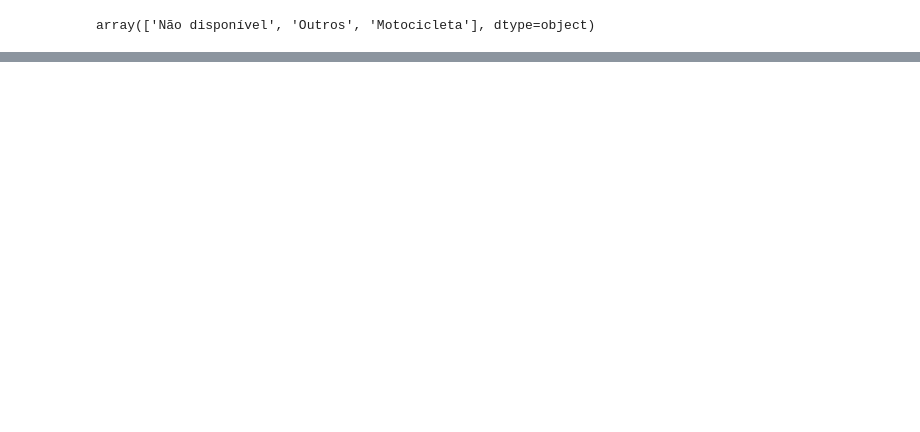
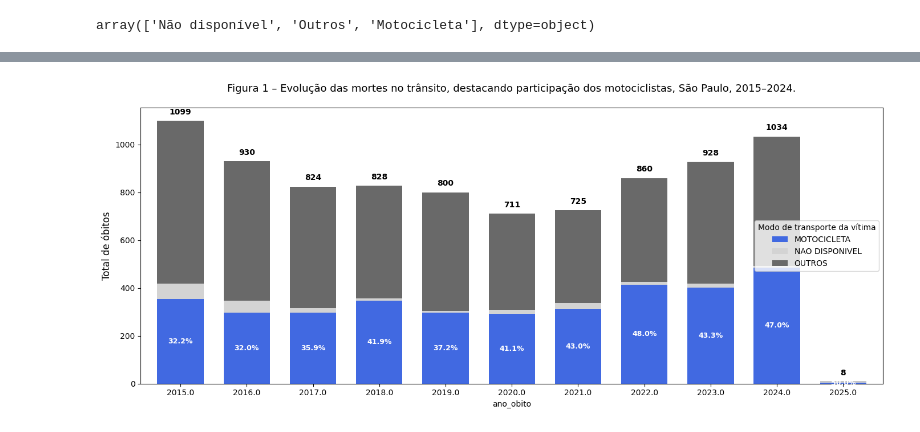
Before and after one commit to ml-pucciarelli/papers-code, a Jupyter notebook: insper-faixa-azul/notebook/Analise_dados_tratados.ipynb, the cells around one changed output, grey strips where cells are left out. Saved outputs shown, nothing was run; the diff lists cells and outputs as text; code cells hidden in the pictures; blank space fills up the shorter version.

```diff
--- a/insper-faixa-azul/notebook/Analise_dados_tratados.ipynb
+++ b/insper-faixa-azul/notebook/Analise_dados_tratados.ipynb
@@ -81,0 +142,6 @@ plt.show()
+# %%
+df_pessoas_1521 = pd.read_csv("../data/data-unzip/dados_brutos/pessoas/pessoas_2015-2021.csv", encoding="iso-8859-1", sep=';')
+df_pessoas_2225 = pd.read_csv("../data/data-unzip/dados_brutos/pessoas/pessoas_2022-2025.csv", encoding="iso-8859-1", sep=';')
+df_pessoas = pd.concat([df_pessoas_1521, df_pessoas_2225], ignore_index=True)
+df_merge = pd.merge(df_pessoas, df_sinistros[['id_sinistro', 'tipo_de_transporte']], on='id_sinistro', how='left')
+df_merge
@@ -81,0 +210,43 @@ plt.show()
+# %%
+def tipo_transporte(row):
+    if row['tipo_veiculo_vitima'] in ['MOTOCICLETA', 'OUTROS', 'NAO DISPONIVEL']:
+        return row['tipo_veiculo_vitima']
+    else:
+        return 'OUTROS'
+
+df_merge['tipo_veiculo_vitima2'] = df_merge.apply(tipo_transporte, axis=1)
+
+df_antes = df_merge.query("gravidade_lesao == 'FATAL' and municipio == 'SAO PAULO' and ano_sinistro < 2025 and ano_sinistro > 2014 and tipo_veiculo_vitima2 in ['MOTOCICLETA', 'OUTROS', 'NAO DISPONIVEL']")
+
+# Agrupar por ano e tipo de transporte
+df_grouped = df_antes.groupby(['ano_obito', 'tipo_veiculo_vitima2']).size().reset_index(name='count')
+
+# Pivot to get years as index and transport types as columns
+df_pivot = df_grouped.pivot(index='ano_obito', columns='tipo_veiculo_vitima2', values='count').fillna(0)
+
+# Create stacked bar chart
+ax = df_pivot.plot(kind='bar', stacked=True, figsize=(14, 6),
+                   color=['#4169E1', '#D3D3D3', '#696969'],
+                   width=0.7)
+
+# Add total values on top of bars
+totals = df_pivot.sum(axis=1)
+for i, (year, total) in enumerate(totals.items()):
+    ax.text(i, total + 20, f'{int(total)}', ha='center', va='bottom', fontweight='bold', fontsize=10)
+
+# Add percentages inside blue bars (Motocicleta)
+for i, (year, row) in enumerate(df_pivot.iterrows()):
+    motorcycle_pct = (row['MOTOCICLETA'] / totals[year]) * 100
+    motorcycle_height = row['MOTOCICLETA'] / 2  # Middle of motorcycle bar
+    ax.text(i, motorcycle_height, f'{motorcycle_pct:.1f}%', ha='center', va='center',
+            color='white', fontweight='bold', fontsize=9)
+
+ax.set_ylabel('Total de óbitos', fontsize=12)
+ax.set_title('Figura 1 – Evolução das mortes no trânsito, destacando participação dos motociclistas, São Paulo, 2015–2024.',
+             fontsize=13, pad=20)
+ax.legend(title='Modo de transporte da vítima', loc='center right', frameon=True)
+plt.xticks(rotation=0)
+plt.tight_layout()
+plt.show()
+# %% [output]
+[figure, added]
```
Also changed, not shown: parts of 13 cells of this notebook, 2 other files.
